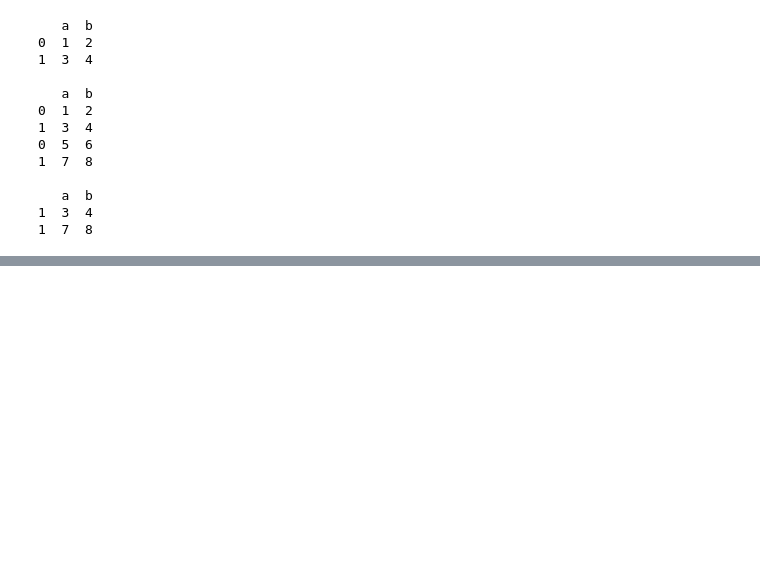
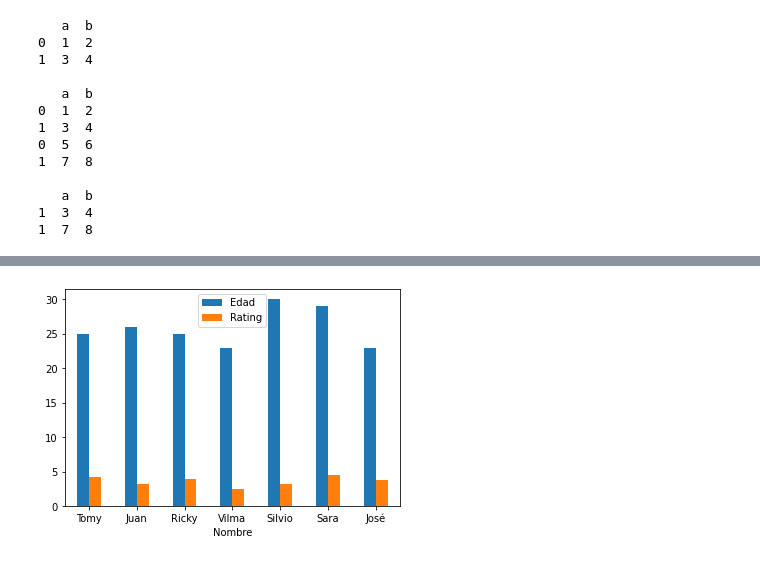
Before and after one commit to RdzSebastian/curso_python, a Jupyter notebook: parte_7/panda_ejemplos_data_frame.ipynb, the cells around one changed output, grey strips where cells are left out. Cells and saved outputs as stored; diff of their text form; code cells hidden in the pictures; blank space fills up the shorter version.

```diff
--- a/parte_7/panda_ejemplos_data_frame.ipynb
+++ b/parte_7/panda_ejemplos_data_frame.ipynb
@@ -278,0 +534,9 @@ print(f"{df} \n")
+# %%
+data = {'Nombre':pd.Series(['Tomy','Juan','Ricky','Vilma','Silvio','Sara','José']),
+'Edad':pd.Series([25,26,25,23,30,29,23]),
+'Rating':pd.Series([4.23,3.24,3.98,2.56,3.20,4.6,3.8])}
+df = pd.DataFrame(data)
+df.plot.bar('Nombre', rot=0)
+plt.show()
+# %% [output]
+[figure, added]
```
Also changed, not shown: parts of 21 cells of this notebook, 2 other files.
